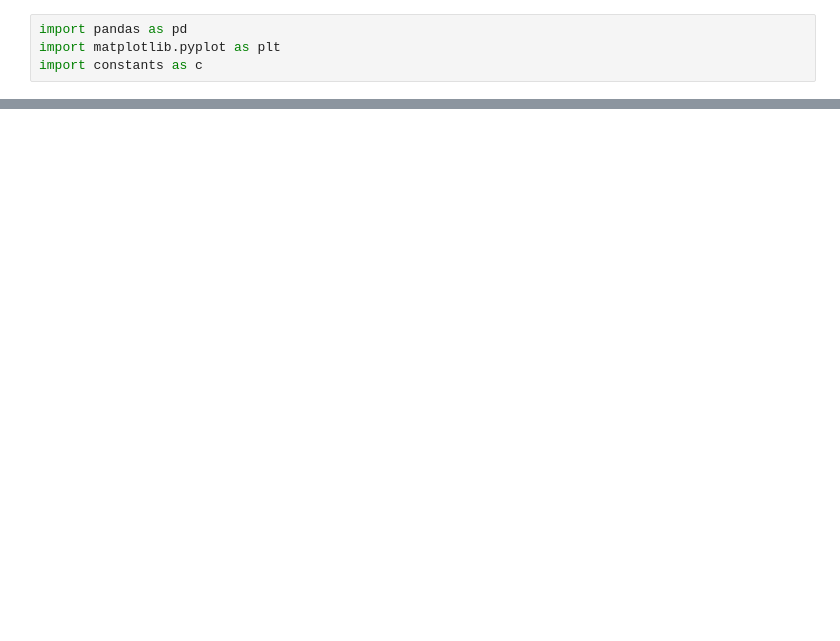
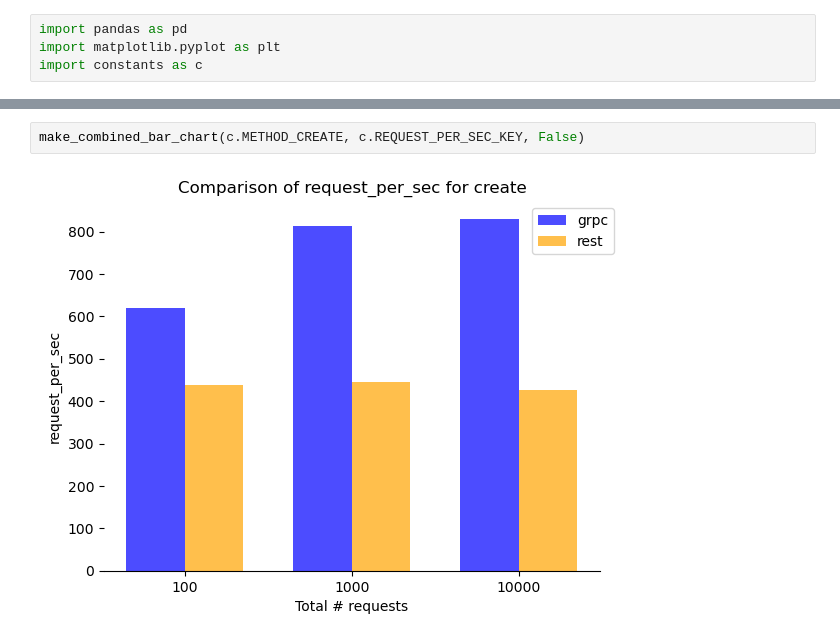
Before and after one commit to xXPinkmagicXx/prototype, a Jupyter notebook: visualize.ipynb, the cells around one changed output, grey strips where cells are left out. Cells and saved outputs as stored; diff of their text form; blank space fills up the shorter version.

```diff
--- a/visualize.ipynb
+++ b/visualize.ipynb
@@ -120,0 +103,4 @@ Text(0.5, 1.0, 'rest - get')
+# %%
+make_combined_bar_chart(c.METHOD_CREATE, c.REQUEST_PER_SEC_KEY, False)
+# %% [output]
+[figure, added]
```
Also changed, not shown: parts of 11 cells of this notebook, 4 other files.
